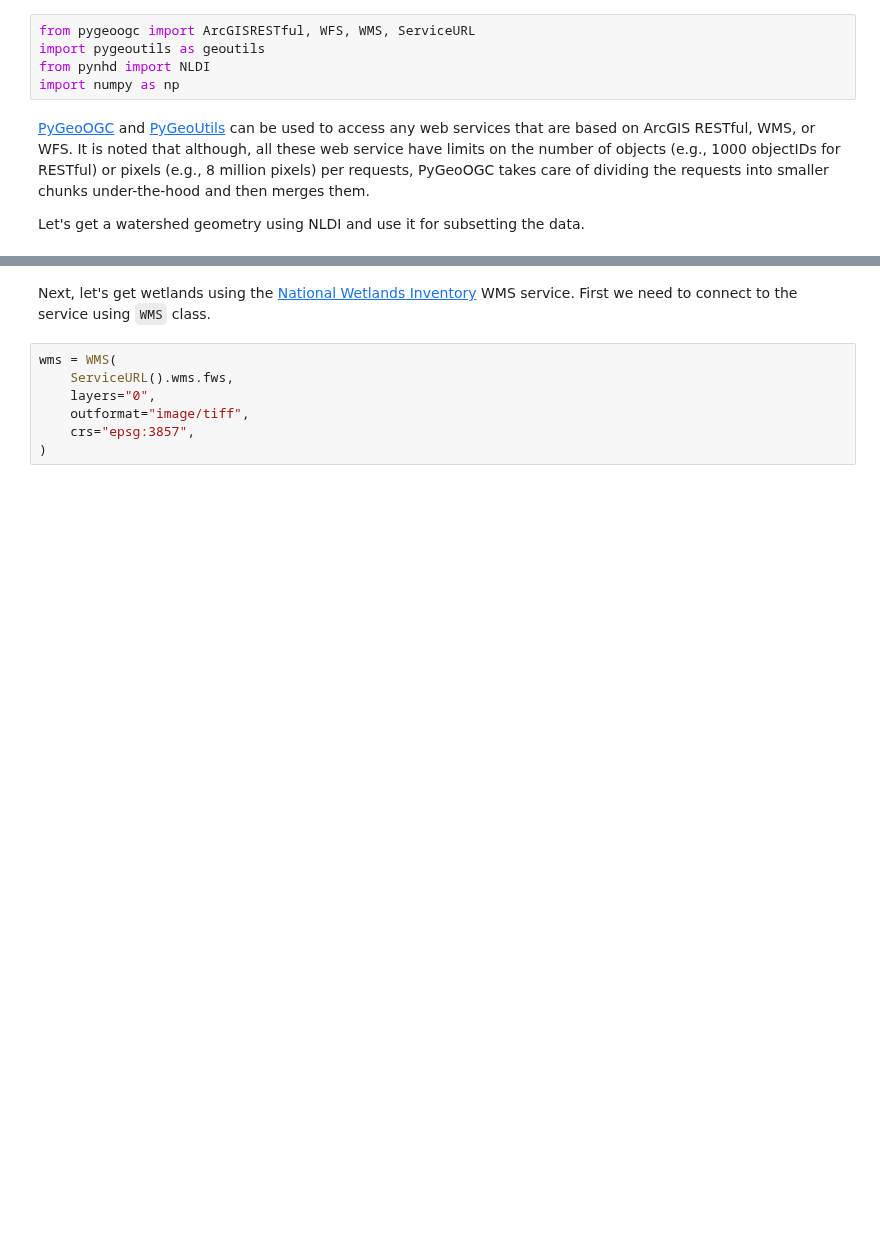
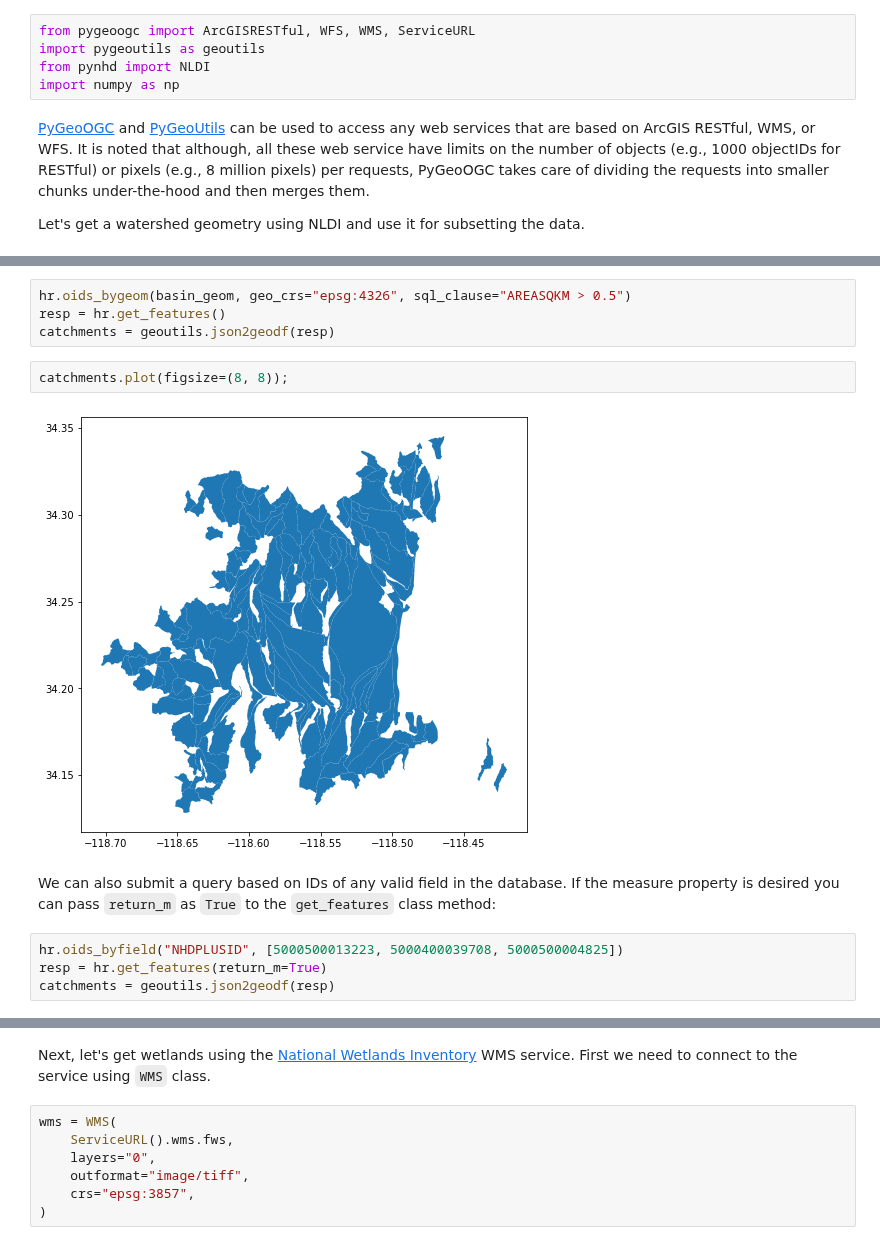
Before and after one commit to hyriver/pygeohydro, a Jupyter notebook: docs/examples/webservices.ipynb, the cells around one changed output, grey strips where cells are left out. Drawn from its saved outputs; the diff is of its cells as text; blank space fills up the shorter version.

```diff
--- a/docs/examples/webservices.ipynb
+++ b/docs/examples/webservices.ipynb
@@ -28,0 +34,15 @@ huc12.plot(figsize=(8, 8));
+# %%
+hr.oids_bygeom(basin_geom, geo_crs="epsg:4326", sql_clause="AREASQKM > 0.5")
+resp = hr.get_features()
+catchments = geoutils.json2geodf(resp)
+# %%
+catchments.plot(figsize=(8, 8));
+# %% [output]
+[figure, added]
+# %% [markdown]
+We can also submit a query based on IDs of any valid field in the database. If the measure
+property is desired you can pass ``return_m`` as ``True`` to the ``get_features`` class method:
+# %%
+hr.oids_byfield("NHDPLUSID", [5000500013223, 5000400039708, 5000500004825])
+resp = hr.get_features(return_m=True)
+catchments = geoutils.json2geodf(resp)
```
Also changed, not shown: parts of 13 cells of this notebook, 5 other files.
